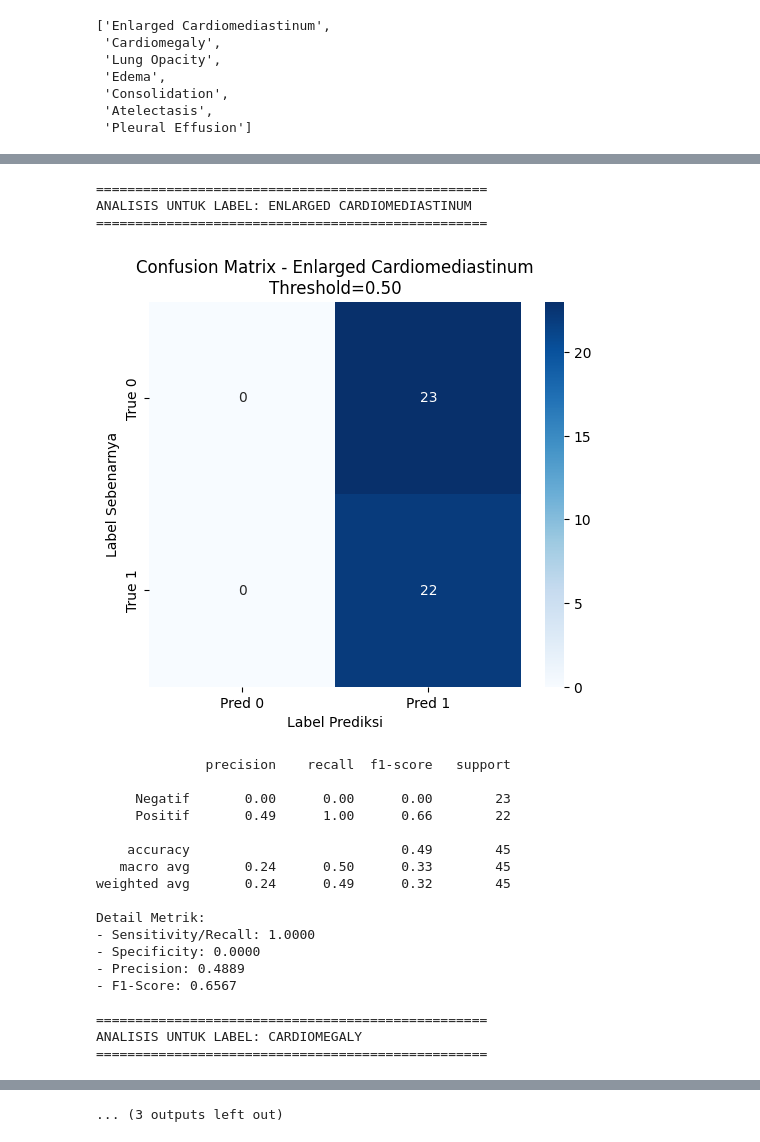
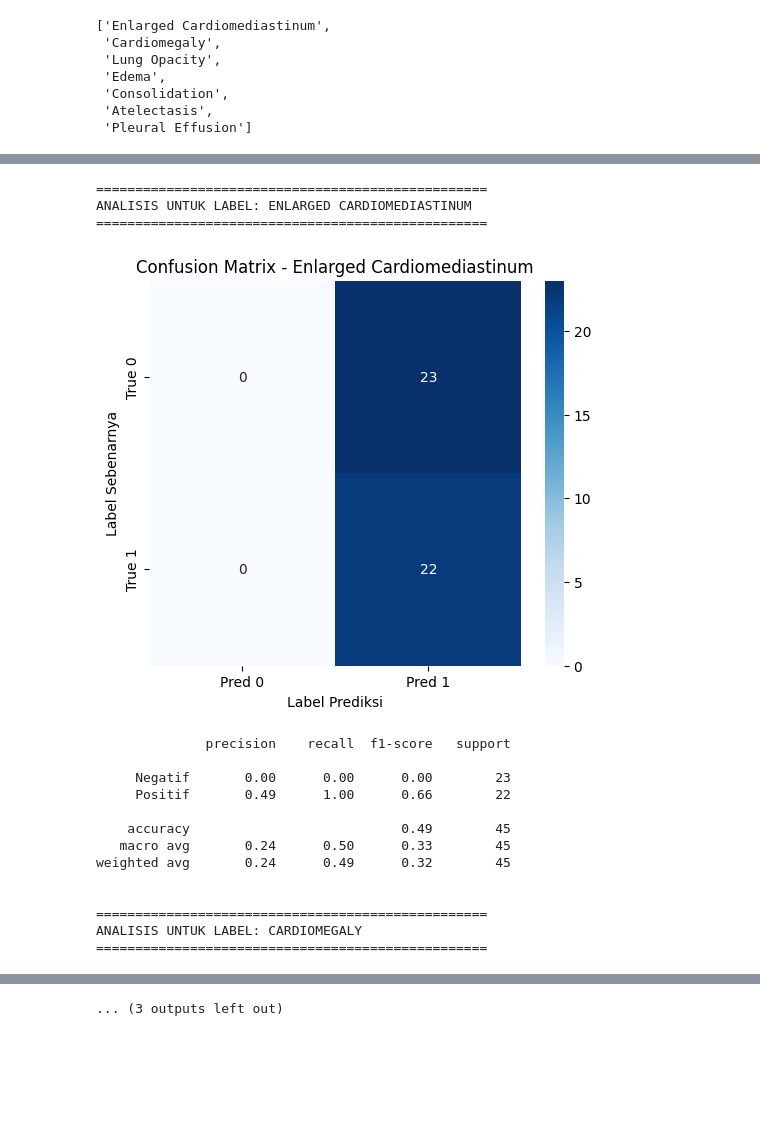
Before and after one commit to RafiHaqul/vit_multi_lung_class_HIDUP_JOKOWI, a Jupyter notebook: test_acc.ipynb, the cells around one changed output, grey strips where cells are left out. Cells and saved outputs as stored; diff of their text form; code cells hidden in the pictures; blank space fills up the shorter version.

```diff
--- a/test_acc.ipynb
+++ b/test_acc.ipynb
@@ -14,5 +9,11 @@ model = ViTForImageClassification.from_pretrained("chexpert-vit-model")
+# %%
+# Load model dan processor
+image_processor = AutoImageProcessor.from_pretrained("chexpert-vit-model/checkpoint-80944")
+model = ViTForImageClassification.from_pretrained("chexpert-vit-model/checkpoint-80944")
+# model.eval()
 # %%
-list(model.config.id2label.values())
+labels = list(model.config.id2label.values())
+labels
 # %% [output]
 ['Enlarged Cardiomediastinum',
  'Cardiomegaly',
@@ -229,56 +365,58 @@ def plot_confusion_matrix_per_label(all_true_labels, all_probabilities, id2label
     """
     # Konversi ke numpy array di CPU
     y_true = all_true_labels.cpu().numpy()
-    y_pred = (all_probabilities.cpu().numpy() > threshold).astype(int)
 
     n_labels = y_true.shape[1]
 
     for i in range(n_labels):
+        y_pred = (all_probabilities.cpu().numpy() >= threshold[i]).astype(int)
+
         label_name = id2label[i]
         print(f"\n{'='*50}")
         print(f"ANALISIS UNTUK LABEL: {label_name.upper()}")
         print(f"{'='*50}")
 
         # Hitung confusion matrix
         cm = confusion_matrix(y_true[:, i], y_pred[:, i])
 
         # Visualisasi
         plt.figure(figsize=(6,5))
         sns.heatmap(cm, annot=True, fmt='d', cmap='Blues',
                     xticklabels=['Pred 0', 'Pred 1'],
                     yticklabels=['True 0', 'True 1'])
-        plt.title(f'Confusion Matrix - {label_name}\nThreshold={threshold:.2f}')
+        plt.title(f'Confusion Matrix - {label_name}')
+        # plt.title(f'Confusion Matrix - {label_name}\nThreshold={threshold:.2f}')
         plt.ylabel('Label Sebenarnya')
         plt.xlabel('Label Prediksi')
         plt.show()
 
         # Laporan klasifikasi
         print(classification_report(y_true[:, i], y_pred[:, i],
                                     target_names=['Negatif', 'Positif']))
 
-        # Hitung metrik tambahan
-        tn, fp, fn, tp = cm.ravel()
-        sensitivity = tp / (tp + fn) if (tp + fn) > 0 else 0
-        specificity = tn / (tn + fp) if (tn + fp) > 0 else 0
+        # # Hitung metrik tambahan
+        # tn, fp, fn, tp = cm.ravel()
+        # sensitivity = tp / (tp + fn) if (tp + fn) > 0 else 0
+        # specificity = tn / (tn + fp) if (tn + fp) > 0 else 0
 
-        print(f"Detail Metrik:")
-        print(f"- Sensitivity/Recall: {sensitivity:.4f}")
-        print(f"- Specificity: {specificity:.4f}")
-        print(f"- Precision: {tp / (tp + fp):.4f}" if (tp + fp) > 0 else "- Precision: 0")
-        print(f"- F1-Score: {2*tp / (2*tp + fp + fn):.4f}" if (2*tp + fp + fn) > 0 else "- F1-Score: 0")
+        # print(f"Detail Metrik:")
+        # print(f"- Sensitivity/Recall: {sensitivity:.4f}")
+        # print(f"- Specificity: {specificity:.4f}")
+        # print(f"- Precision: {tp / (tp + fp):.4f}" if (tp + fp) > 0 else "- Precision: 0")
+        # print(f"- F1-Score: {2*tp / (2*tp + fp + fn):.4f}" if (2*tp + fp + fn) > 0 else "- F1-Score: 0")
 
 # Contoh penggunaan
 plot_confusion_matrix_per_label(
     all_true_labels=all_true_labels,
     all_probabilities=all_probabilities,
     id2label=model.config.id2label,
-    threshold=0.5
+    threshold=optimal_thresholds_array
 )
 # %% [output]
 ==================================================
 ANALISIS UNTUK LABEL: ENLARGED CARDIOMEDIASTINUM
 ==================================================
-[figure, old version]
+[figure, new version]
               precision    recall  f1-score   support
 
      Negatif       0.00      0.00      0.00        23
@@ -288,11 +426,6 @@ ANALISIS UNTUK LABEL: ENLARGED CARDIOMEDIASTINUM
    macro avg       0.24      0.50      0.33        45
 weighted avg       0.24      0.49      0.32        45
 
-Detail Metrik:
-- Sensitivity/Recall: 1.0000
-- Specificity: 0.0000
-- Precision: 0.4889
-- F1-Score: 0.6567
 
 ==================================================
 ANALISIS UNTUK LABEL: CARDIOMEGALY
```
Also changed, not shown: parts of 10 cells of this notebook, 3 other files.
